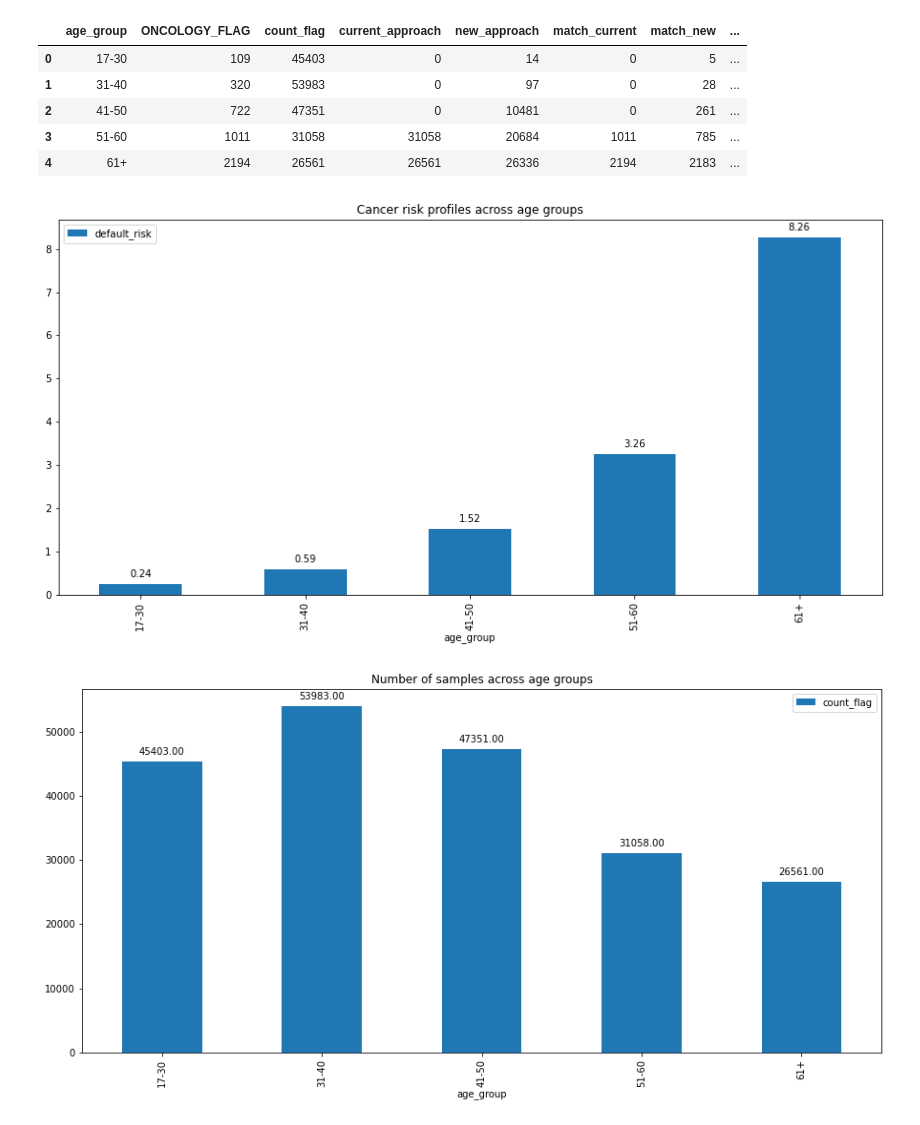
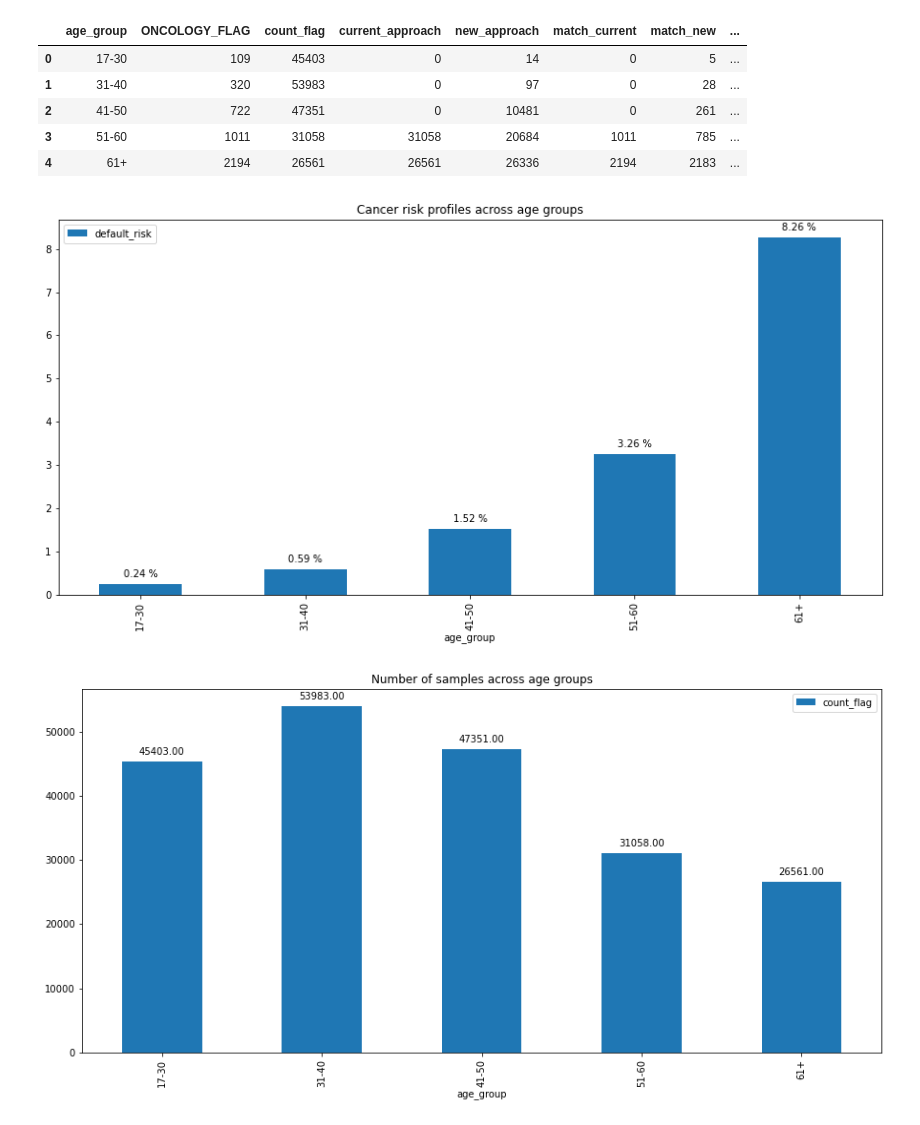
Before and after one commit to domarp/screen_profiling, a Jupyter notebook: cancer_screening_analaysis.ipynb, the cells around one changed output. Drawn from its saved outputs; the diff is of its cells as text; code cells hidden in the pictures.

Commit message:
Edits to graph on cancer risk percentages

```diff
--- a/cancer_screening_analaysis.ipynb
+++ b/cancer_screening_analaysis.ipynb
@@ -41,7 +41,7 @@ data.head()
 | 3 | 284268788 | 34 | 0.000118 | 0 | 31-40 | 0 | 0 | ... |
 | 4 | 365820024 | 19 | 0.000332 | 0 | 17-30 | 0 | 0 | ... |
 # %%
-temp_data = data.groupby(["age_group"])["ONCOLOGY_FLAG","count_flag","current_approach","new_approach","match_current","match_new"].sum().reset_index()
+temp_data = data.groupby(["age_group"])[["ONCOLOGY_FLAG","count_flag","current_approach","new_approach","match_current","match_new"]].sum().reset_index()
 temp_data["age_gt_50"] = np.where(temp_data["age_group"].isin(["17-30","31-40","41-50"]), 0, 1)
 temp_data["default_risk"] = 100*temp_data["ONCOLOGY_FLAG"] / temp_data["count_flag"]
 temp_data["cur_recall"] = 100*temp_data["match_current"] / temp_data["ONCOLOGY_FLAG"]
@@ -59,10 +59,10 @@ temp_data
 # %%
 # Cancer risk profile by age
 ax = temp_data[["age_group","default_risk"]].plot(x="age_group",y="default_risk",title = "Cancer risk profiles across age groups", kind="bar", figsize=(15,7))
 for p in ax.patches:
-    ax.annotate("%.2f" % p.get_height(), (p.get_x() + p.get_width() / 2., p.get_height()), ha='center', va='center', xytext=(0, 10), textcoords='offset points')
+    ax.annotate("%.2f " % p.get_height() + "%", (p.get_x() + p.get_width() / 2., p.get_height()), ha='center', va='center', xytext=(0, 10), textcoords='offset points')
 # %% [output]
-[figure, old version]
+[figure, new version]
 # %%
 # Number of sample by age bucket
 ax = temp_data[["age_group","count_flag"]].plot(x="age_group",y="count_flag",title = "Number of samples across age groups", kind="bar", figsize=(15,7))
```
Also changed, not shown: parts of 1 cell of this notebook.
